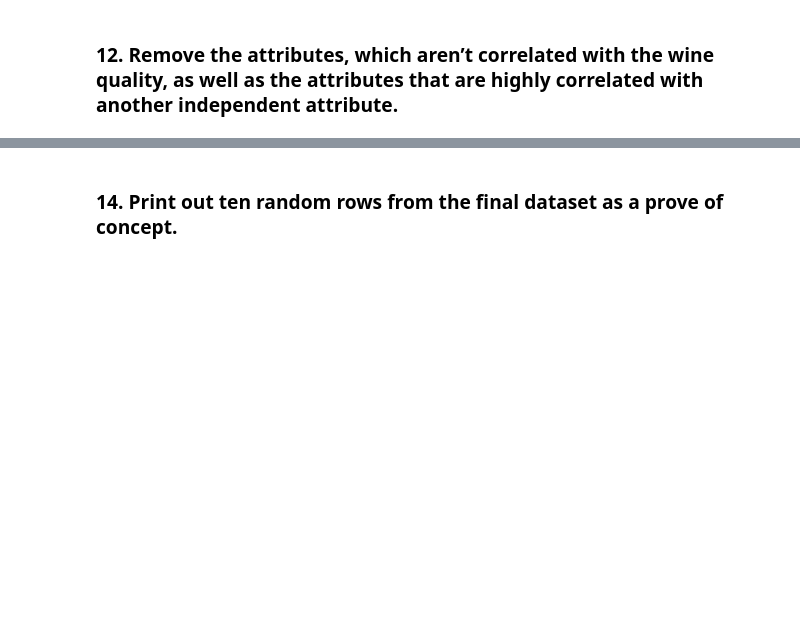
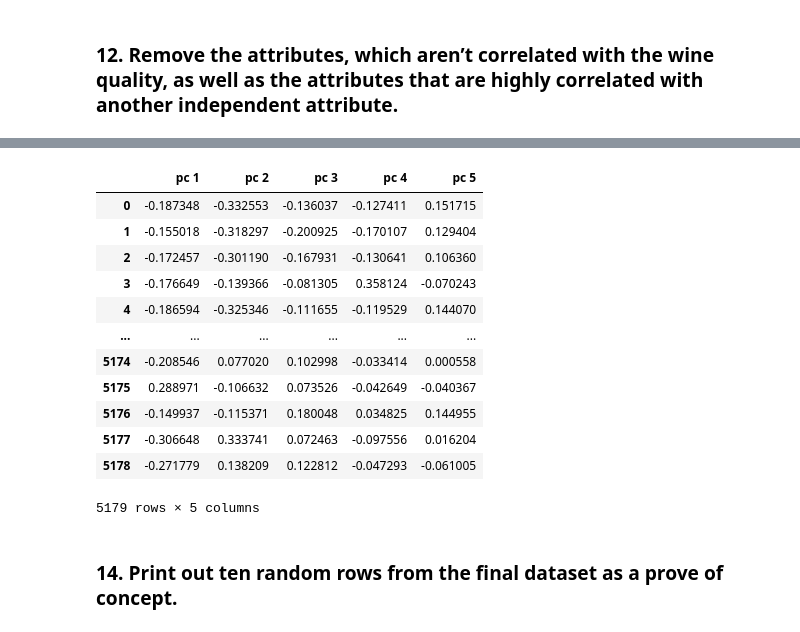
Before and after one commit to AlberteVallentin/Dat-BI-Gruppe7, a Jupyter notebook: MP2/Data_Exploration_Visualization/Wine_Quality_MP2.ipynb, the cells around one changed output, grey strips where cells are left out. Saved outputs shown, nothing was run; the diff lists cells and outputs as text; code cells hidden in the pictures; blank space fills up the shorter version.

```diff
--- a/MP2/Data_Exploration_Visualization/Wine_Quality_MP2.ipynb
+++ b/MP2/Data_Exploration_Visualization/Wine_Quality_MP2.ipynb
@@ -1422,0 +1551,4 @@ The boxplots demonstrate that removing outliers results in a more precise and ea
+# %%
+pca = PCA(n_components=5)
+pca_data = pca.fit_transform(X)
+pca_data
@@ -1423,2 +1563,19 @@ The boxplots demonstrate that removing outliers results in a more precise and ea
+# %%
+pcadf = pd.DataFrame(data = pca_data, columns = ['pc 1', 'pc 2', 'pc 3', 'pc 4', 'pc 5'])
+pcadf
+# %% [output]
+|  | pc 1 | pc 2 | pc 3 | pc 4 | pc 5 |
+| 0 | -0.187348 | -0.332553 | -0.136037 | -0.127411 | 0.151715 |
+| 1 | -0.155018 | -0.318297 | -0.200925 | -0.170107 | 0.129404 |
+| 2 | -0.172457 | -0.301190 | -0.167931 | -0.130641 | 0.106360 |
+| 3 | -0.176649 | -0.139366 | -0.081305 | 0.358124 | -0.070243 |
+| 4 | -0.186594 | -0.325346 | -0.111655 | -0.119529 | 0.144070 |
+| ... | ... | ... | ... | ... | ... |
+| 5174 | -0.208546 | 0.077020 | 0.102998 | -0.033414 | 0.000558 |
+| 5175 | 0.288971 | -0.106632 | 0.073526 | -0.042649 | -0.040367 |
+| 5176 | -0.149937 | -0.115371 | 0.180048 | 0.034825 | 0.144955 |
+| 5177 | -0.306648 | 0.333741 | 0.072463 | -0.097556 | 0.016204 |
+| 5178 | -0.271779 | 0.138209 | 0.122812 | -0.047293 | -0.061005 |
+5179 rows × 5 columns
 # %% [markdown]
 ### 14. Print out ten random rows from the final dataset as a prove of concept.
```
Also changed, not shown: parts of 15 cells of this notebook.
